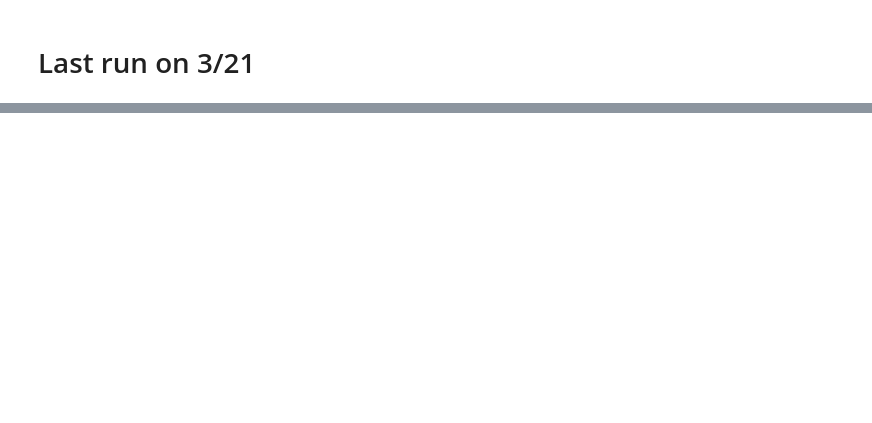
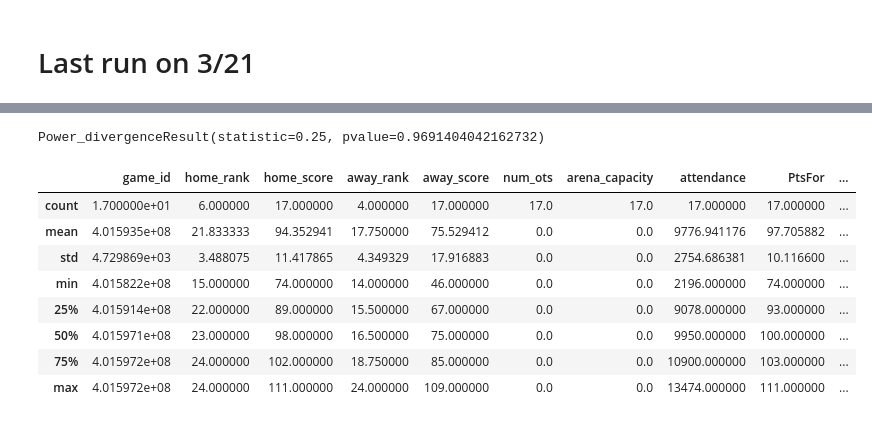
Before and after one commit to simkimsia/NBA-Dashboard, a Jupyter notebook: NCAA.ipynb, the cells around one changed output, grey strips where cells are left out. Cells and saved outputs as stored; diff of their text form; code cells hidden in the pictures; blank space fills up the shorter version.

```diff
--- a/NCAA.ipynb
+++ b/NCAA.ipynb
@@ -359,0 +288,10 @@ Ducks["team"][["TotalPts", "PtsFor", "PtsAgainst"]].describe()
+# %%
+bama = get_team_games("Alabama Crimson Tide")
+tide = bama["team"]
+# %%
+bama_spread_curr = prop_build("Spread", 6.5, tide)
+bama_spread_currTF = np.where(bama_spread_curr > 0, True, False)
+# %%
+bama_cover = tide[bama_spread_currTF]
+
+bama_miss = tide[~bama_spread_currTF]
@@ -359,0 +303,16 @@ Ducks["team"][["TotalPts", "PtsFor", "PtsAgainst"]].describe()
+# %%
+stats.chisquare([quad1.shape[0], quad2.shape[0], quad3.shape[0], quad4.shape[0]])
+# %% [output]
+Power_divergenceResult(statistic=0.25, pvalue=0.9691404042162732)
+# %%
+bama_cover.describe()
+# %% [output]
+|  | game_id | home_rank | home_score | away_rank | away_score | num_ots | arena_capacity | attendance | PtsFor | ... |
+| count | 1.700000e+01 | 6.000000 | 17.000000 | 4.000000 | 17.000000 | 17.0 | 17.0 | 17.000000 | 17.000000 | ... |
+| mean | 4.015935e+08 | 21.833333 | 94.352941 | 17.750000 | 75.529412 | 0.0 | 0.0 | 9776.941176 | 97.705882 | ... |
+| std | 4.729869e+03 | 3.488075 | 11.417865 | 4.349329 | 17.916883 | 0.0 | 0.0 | 2754.686381 | 10.116600 | ... |
+| min | 4.015822e+08 | 15.000000 | 74.000000 | 14.000000 | 46.000000 | 0.0 | 0.0 | 2196.000000 | 74.000000 | ... |
+| 25% | 4.015914e+08 | 22.000000 | 89.000000 | 15.500000 | 67.000000 | 0.0 | 0.0 | 9078.000000 | 93.000000 | ... |
+| 50% | 4.015971e+08 | 23.000000 | 98.000000 | 16.500000 | 75.000000 | 0.0 | 0.0 | 9950.000000 | 100.000000 | ... |
+| 75% | 4.015972e+08 | 24.000000 | 102.000000 | 18.750000 | 85.000000 | 0.0 | 0.0 | 10900.000000 | 103.000000 | ... |
+| max | 4.015972e+08 | 24.000000 | 111.000000 | 24.000000 | 109.000000 | 0.0 | 0.0 | 13474.000000 | 111.000000 | ... |
```
Also changed, not shown: parts of 93 cells of this notebook, 1 other file.
